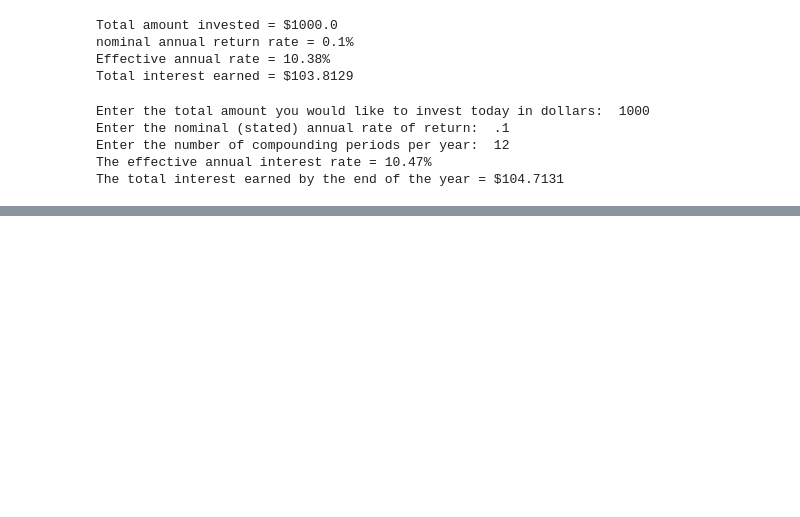
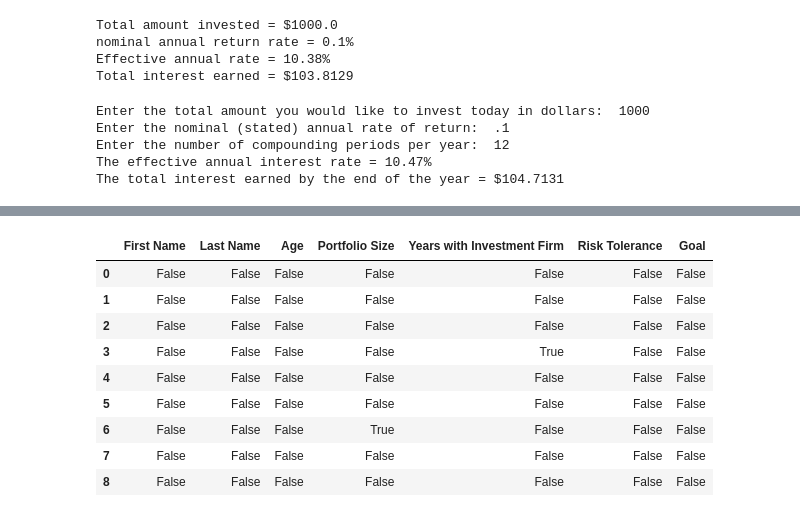
Before and after one commit to PachaTech/CFA-Level-1, a Jupyter notebook: Practical skills python/[PSM] Python CFA I.ipynb, the cells around one changed output, grey strips where cells are left out. Drawn from its saved outputs; the diff is of its cells as text; code cells hidden in the pictures; blank space fills up the shorter version.

```diff
--- a/Practical skills python/[PSM] Python CFA I.ipynb
+++ b/Practical skills python/[PSM] Python CFA I.ipynb
@@ -1599,0 +2083,15 @@ Using Python’s built-in functions, write a code that takes in the following tw
+# %%
+# Let's locate rows and columns that have Null values
+# isnull() method returns a new DataFrame containing "True" in Null locations and "False" otherwise
+investor_df.isnull()
+# %% [output]
+|  | First Name | Last Name | Age | Portfolio Size | Years with Investment Firm | Risk Tolerance | Goal |
+| 0 | False | False | False | False | False | False | False |
+| 1 | False | False | False | False | False | False | False |
+| 2 | False | False | False | False | False | False | False |
+| 3 | False | False | False | False | True | False | False |
+| 4 | False | False | False | False | False | False | False |
+| 5 | False | False | False | False | False | False | False |
+| 6 | False | False | False | True | False | False | False |
+| 7 | False | False | False | False | False | False | False |
+| 8 | False | False | False | False | False | False | False |
```
Also changed, not shown: parts of 64 cells of this notebook, 1 other file.
